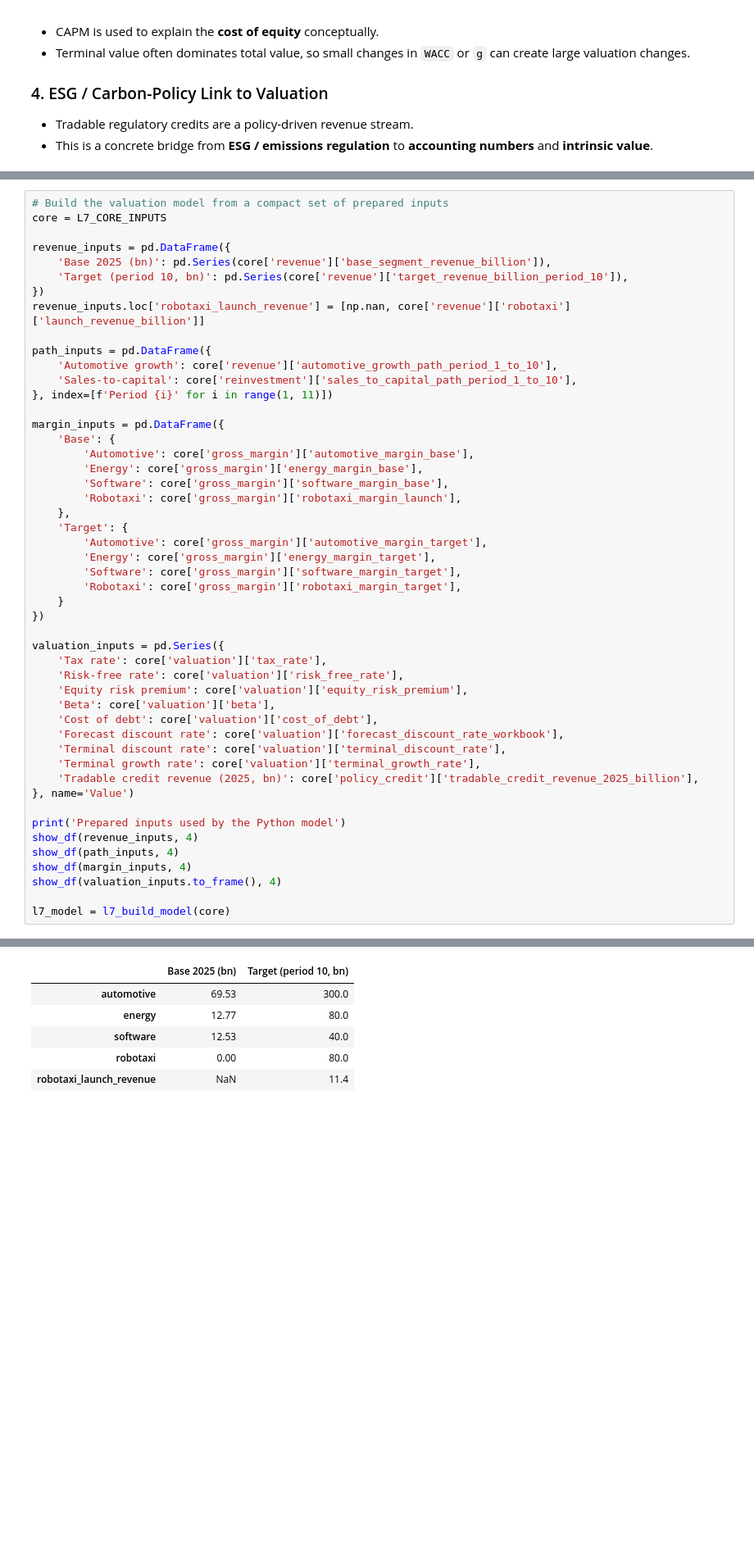
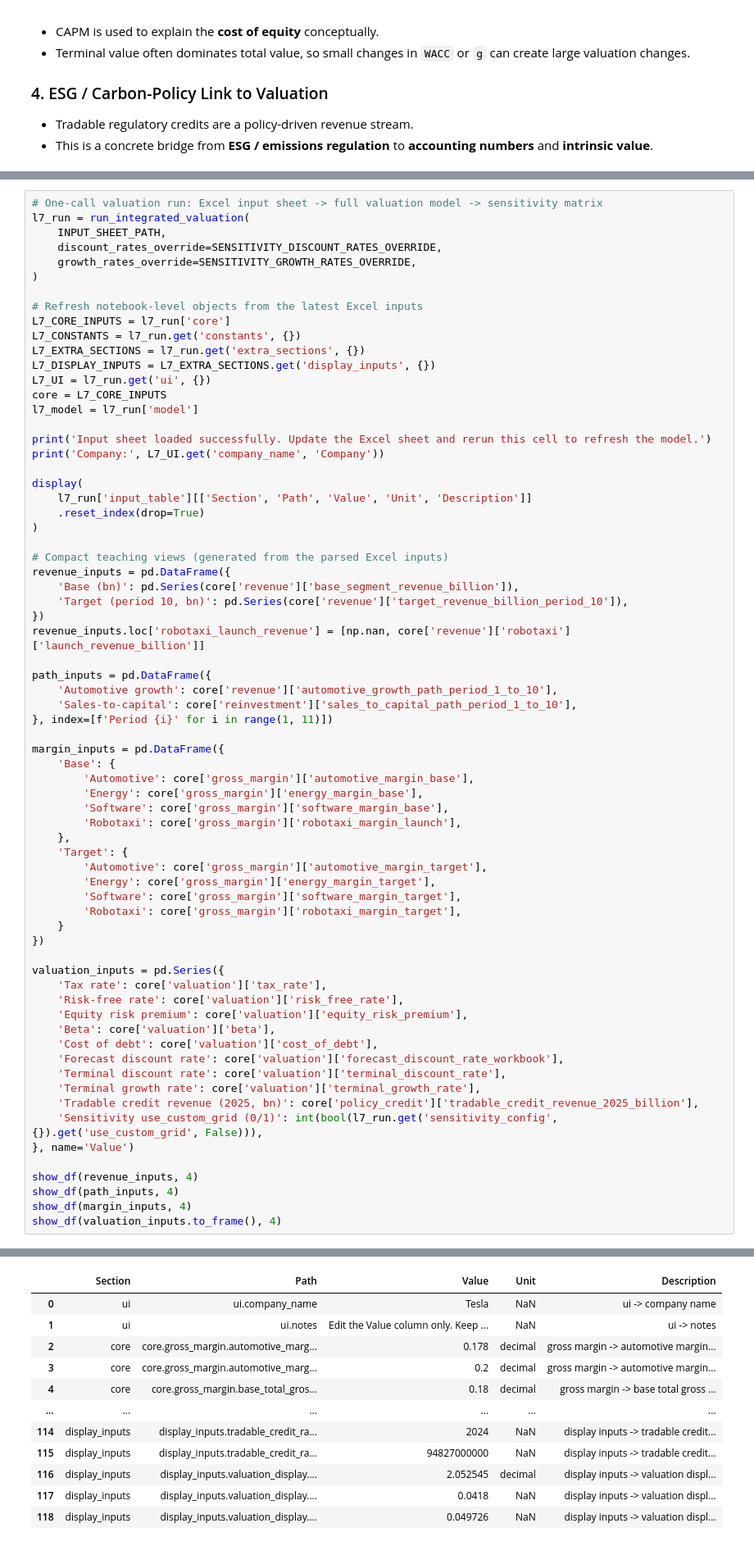
Before and after one commit to yebarryallen/ESG, a Jupyter notebook: lecture_7_valuation_practices.ipynb, the cells around one changed output, grey strips where cells are left out. Shown at 82% size. Saved outputs shown, nothing was run; the diff lists cells and outputs as text; blank space fills up the shorter version.

Commit message:
Refine valuation practices notebook docs and cleanup

```diff
--- a/lecture_7_valuation_practices.ipynb
+++ b/lecture_7_valuation_practices.ipynb
@@ -126,9 +970,31 @@ All downstream tables (revenue, margins, opex, FCFF, and DCF) are generated from
 # %%
-# Build the valuation model from a compact set of prepared inputs
+# One-call valuation run: Excel input sheet -> full valuation model -> sensitivity matrix
+l7_run = run_integrated_valuation(
+    INPUT_SHEET_PATH,
+    discount_rates_override=SENSITIVITY_DISCOUNT_RATES_OVERRIDE,
+    growth_rates_override=SENSITIVITY_GROWTH_RATES_OVERRIDE,
+)
+
+# Refresh notebook-level objects from the latest Excel inputs
+L7_CORE_INPUTS = l7_run['core']
+L7_CONSTANTS = l7_run.get('constants', {})
+L7_EXTRA_SECTIONS = l7_run.get('extra_sections', {})
+L7_DISPLAY_INPUTS = L7_EXTRA_SECTIONS.get('display_inputs', {})
+L7_UI = l7_run.get('ui', {})
 core = L7_CORE_INPUTS
+l7_model = l7_run['model']
 
+print('Input sheet loaded successfully. Update the Excel sheet and rerun this cell to refresh the model.')
+print('Company:', L7_UI.get('company_name', 'Company'))
+
+display(
+    l7_run['input_table'][['Section', 'Path', 'Value', 'Unit', 'Description']]
+    .reset_index(drop=True)
+)
+
+# Compact teaching views (generated from the parsed Excel inputs)
 revenue_inputs = pd.DataFrame({
-    'Base 2025 (bn)': pd.Series(core['revenue']['base_segment_revenue_billion']),
+    'Base (bn)': pd.Series(core['revenue']['base_segment_revenue_billion']),
     'Target (period 10, bn)': pd.Series(core['revenue']['target_revenue_billion_period_10']),
 })
 revenue_inputs.loc['robotaxi_launch_revenue'] = [np.nan, core['revenue']['robotaxi']['launch_revenue_billion']]
@@ -163,13 +1029,11 @@ valuation_inputs = pd.Series({
     'Terminal discount rate': core['valuation']['terminal_discount_rate'],
     'Terminal growth rate': core['valuation']['terminal_growth_rate'],
     'Tradable credit revenue (2025, bn)': core['policy_credit']['tradable_credit_revenue_2025_billion'],
+    'Sensitivity use_custom_grid (0/1)': int(bool(l7_run.get('sensitivity_config', {}).get('use_custom_grid', False))),
 }, name='Value')
 
-print('Prepared inputs used by the Python model')
 show_df(revenue_inputs, 4)
 show_df(path_inputs, 4)
 show_df(margin_inputs, 4)
 show_df(valuation_inputs.to_frame(), 4)
-
-l7_model = l7_build_model(core)
 # %% [output]
@@ -177,6 +1042,12 @@ Prepared inputs used by the Python model
-|  | Base 2025 (bn) | Target (period 10, bn) |
-| automotive | 69.53 | 300.0 |
-| energy | 12.77 | 80.0 |
-| software | 12.53 | 40.0 |
-| robotaxi | 0.00 | 80.0 |
-| robotaxi_launch_revenue | NaN | 11.4 |
+|  | Section | Path | Value | Unit | Description |
+| 0 | ui | ui.company_name | Tesla | NaN | ui -> company name |
+| 1 | ui | ui.notes | Edit the Value column only. Keep ... | NaN | ui -> notes |
+| 2 | core | core.gross_margin.automotive_marg... | 0.178 | decimal | gross margin -> automotive margin... |
+| 3 | core | core.gross_margin.automotive_marg... | 0.2 | decimal | gross margin -> automotive margin... |
+| 4 | core | core.gross_margin.base_total_gros... | 0.18 | decimal | gross margin -> base total gross ... |
+| ... | ... | ... | ... | ... | ... |
+| 114 | display_inputs | display_inputs.tradable_credit_ra... | 2024 | NaN | display inputs -> tradable credit... |
+| 115 | display_inputs | display_inputs.tradable_credit_ra... | 94827000000 | NaN | display inputs -> tradable credit... |
+| 116 | display_inputs | display_inputs.valuation_display.... | 2.052545 | decimal | display inputs -> valuation displ... |
+| 117 | display_inputs | display_inputs.valuation_display.... | 0.0418 | NaN | display inputs -> valuation displ... |
+| 118 | display_inputs | display_inputs.valuation_display.... | 0.049726 | NaN | display inputs -> valuation displ... |
```
Also changed, not shown: parts of 13 cells of this notebook.
